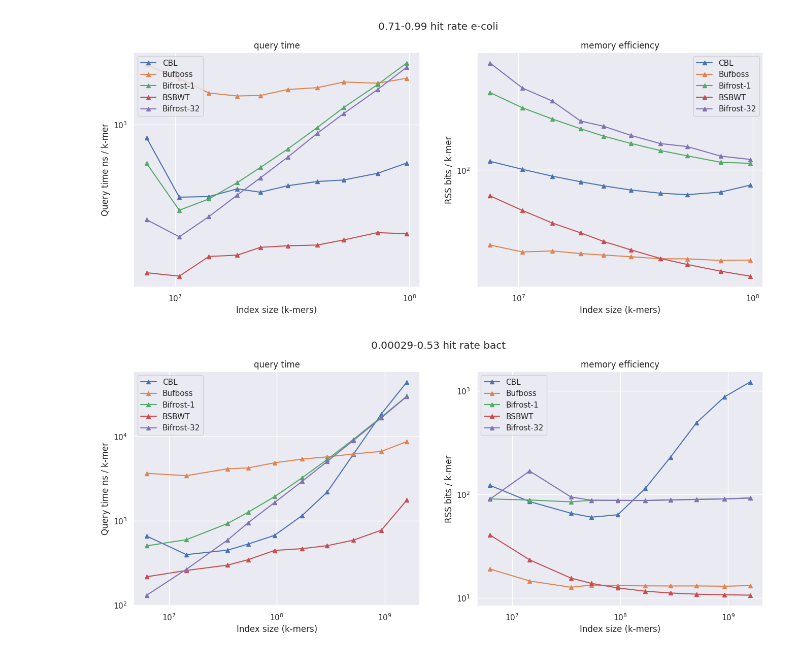
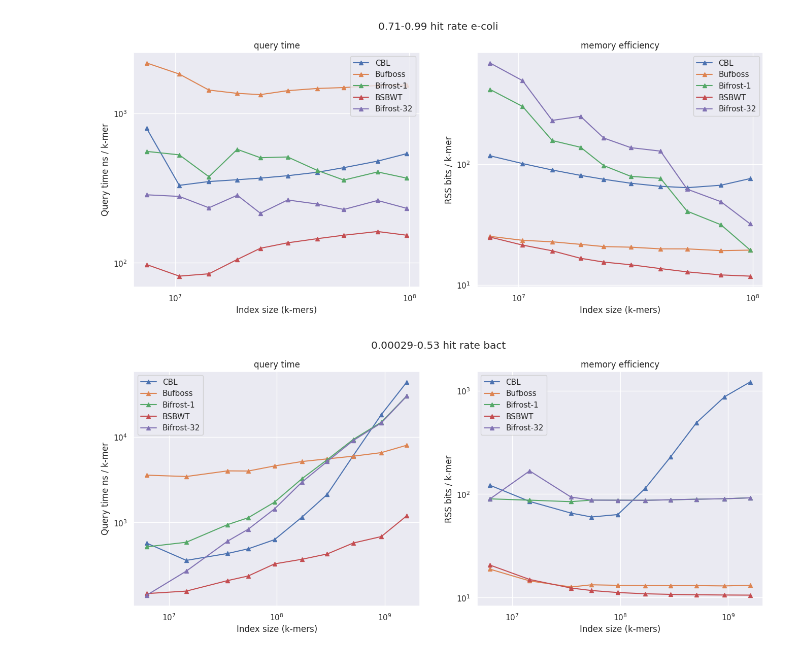
Before and after one commit to saskeli/Dynamic_SBWT_experiments, a Jupyter notebook: query.ipynb, the cells around one changed output. Saved outputs shown, nothing was run; the diff lists cells and outputs as text; code cells hidden in the pictures.

```diff
--- a/query.ipynb
+++ b/query.ipynb
@@ -21,9 +21,10 @@ def read_res(path):
                 threads = 1
             elif "bufboss/bin/" in line:
                 ds_type = "Bufboss"
+                threads = 1
             elif "bifrost/build/bin" in line:
                 ds_type = "Bifrost"
-            elif "BBB/build/bin" in line:
+            elif "Buffered_SBWT" in line:
                 ds_type = "BSBWT"
             elif "maxresident" in line:
                 for field in line.split():
@@ -94,15 +85,15 @@ plot_time_and_space(bac_res, "positive bacterial queries")
 # %%
-coli_res = read_res("../bbb_res/q_coli.txt")
+coli_res = read_res("../bbb_res/query_coli.txt")
 h_r = [b / a for a, b in zip(coli_res["searched"], coli_res["found"])]
 plot_time_and_space(coli_res, f"{h_r[0]:.2}-{h_r[-1]:.2} hit rate e-coli")
 # %% [output]
-[figure, old version]
+[figure, new version]
 # %%
-bact_res = read_res("../bbb_res/q_bact.txt")
+bact_res = read_res("../bbb_res/query_bact.txt")
 h_r = [b / a for a, b in zip(bact_res["searched"], bact_res["found"])]
 plot_time_and_space(bact_res, f"{h_r[0]:.2}-{h_r[-1]:.2} hit rate bact")
 # %% [output]
-[figure, old version]
+[figure, new version]
 # %%
 bact_res
 # %% [output]
```
Also changed, not shown: parts of 4 cells of this notebook, 5 other files.
